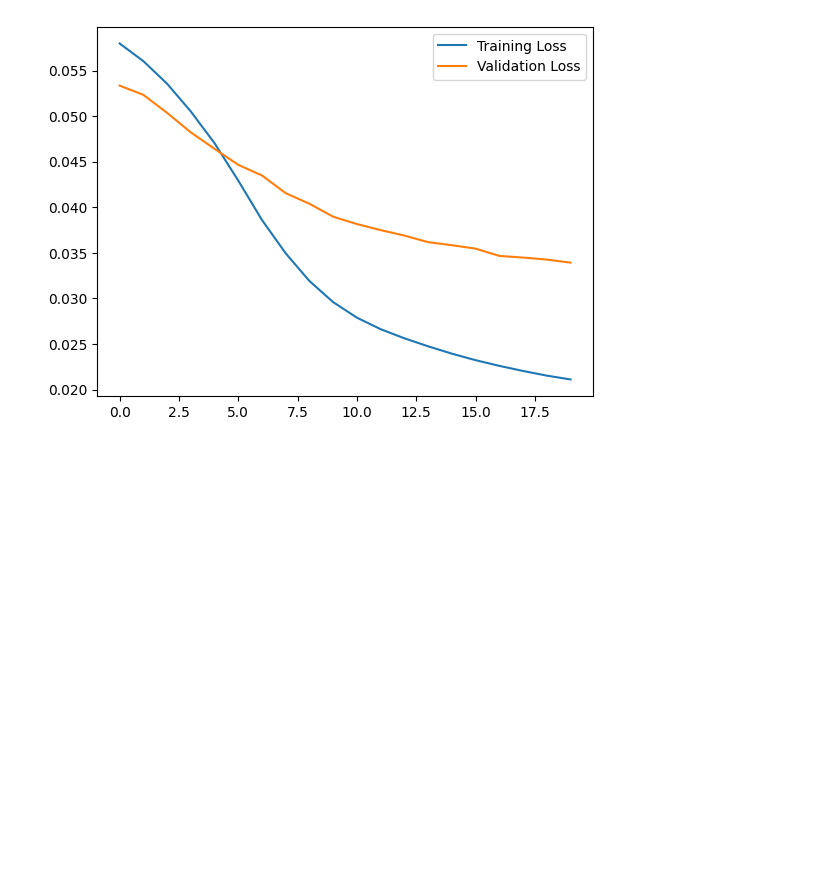
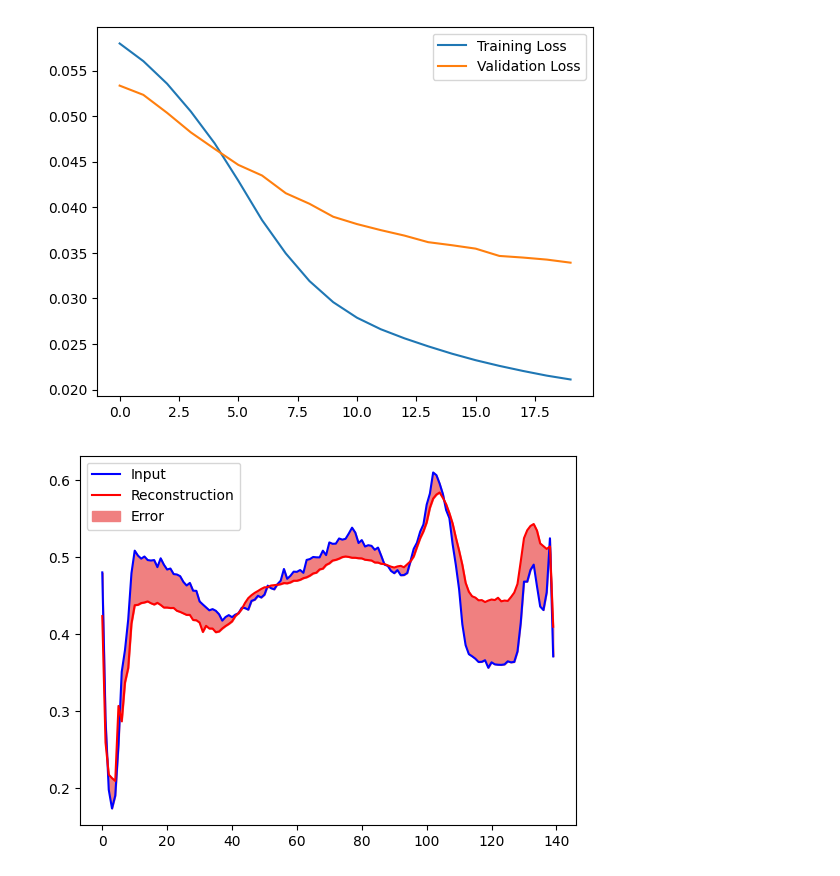
Before and after one commit to saiyaswanth883/DL_Lab, a Jupyter notebook: DL_Lab.ipynb, the cells around one changed output. Cells and saved outputs as stored; diff of their text form; code cells hidden in the pictures; blank space fills up the shorter version.

```diff
--- a/DL_Lab.ipynb
+++ b/DL_Lab.ipynb
@@ -343,3 +343,13 @@ plt.legend()
 # %% [output]
 <matplotlib.legend.Legend at 0x...>
 [figure]
+# %%
+encoded_imgs=autoencoder.encoder(normal_test_data).numpy()
+decoded_imgs=autoencoder.decoder (encoded_imgs).numpy()
+plt.plot(normal_test_data[0],'b')
+plt.plot(decoded_imgs[0],'r')
+plt.fill_between(np.arange(140), decoded_imgs[0], normal_test_data[0], color='lightcoral')
+plt.legend(labels=["Input", "Reconstruction", "Error"])
+plt.show()
+# %% [output]
+[figure, added]
```
